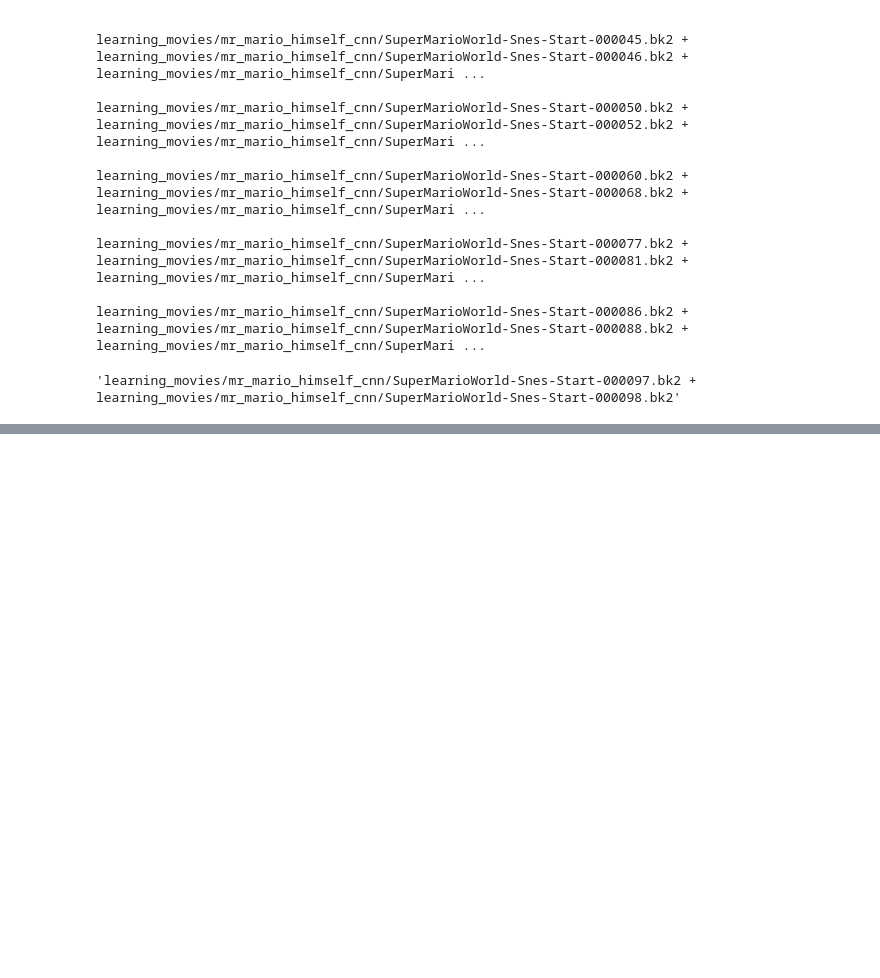
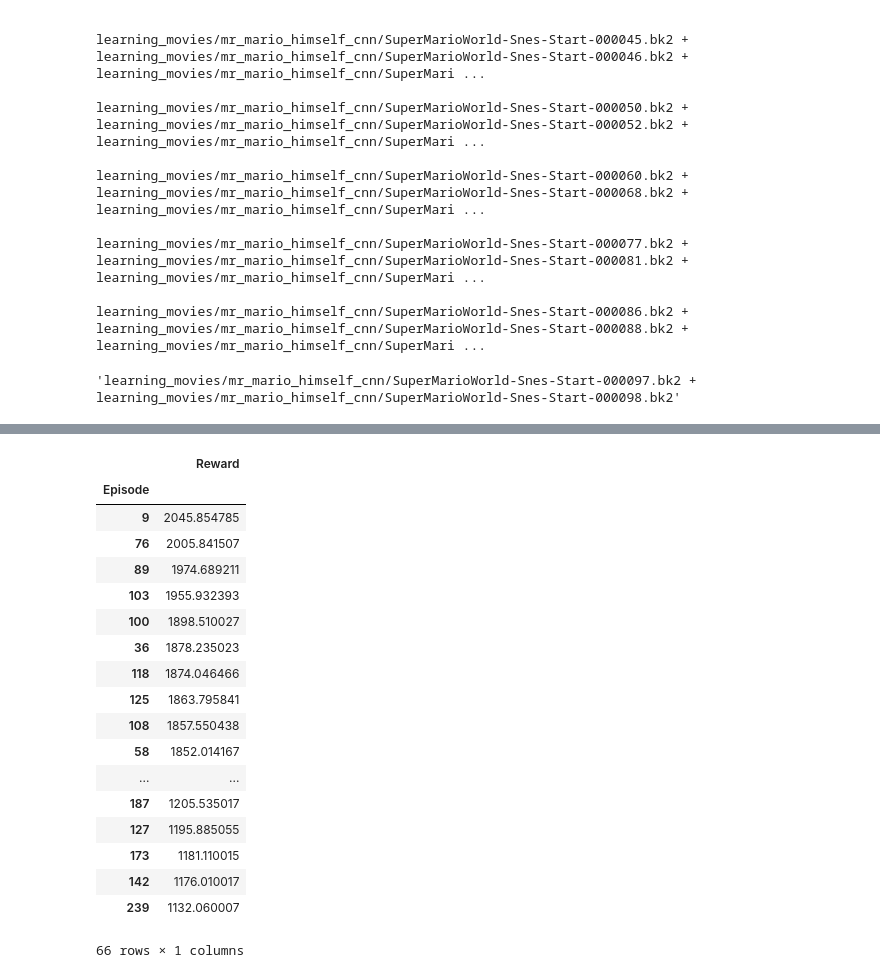
Before and after one commit to NJacobsohn/Your-Learning-is-in-Another-Castle, a Jupyter notebook: notebooks/plotting_and_visualization.ipynb, the cells around one changed output, grey strips where cells are left out. Drawn from its saved outputs; the diff is of its cells as text; code cells hidden in the pictures; blank space fills up the shorter version.

```diff
--- a/notebooks/plotting_and_visualization.ipynb
+++ b/notebooks/plotting_and_visualization.ipynb
@@ -98,0 +105,3 @@ learning_movies/mr_mario_himself_cnn/SuperMarioWorld-Snes-Start-000086.bk2 + lea
+# %%
+smallrew = good_episodes(project, 1000)
+smallrew.describe()
@@ -98,0 +118,22 @@ learning_movies/mr_mario_himself_cnn/SuperMarioWorld-Snes-Start-000086.bk2 + lea
+# %%
+smallrew.sort_values("Reward", ascending=False)
+# %% [output]
+|  | Reward |
+| Episode |  |
+| 9 | 2045.854785 |
+| 76 | 2005.841507 |
+| 89 | 1974.689211 |
+| 103 | 1955.932393 |
+| 100 | 1898.510027 |
+| 36 | 1878.235023 |
+| 118 | 1874.046466 |
+| 125 | 1863.795841 |
+| 108 | 1857.550438 |
+| 58 | 1852.014167 |
+| ... | ... |
+| 187 | 1205.535017 |
+| 127 | 1195.885055 |
+| 173 | 1181.110015 |
+| 142 | 1176.010017 |
+| 239 | 1132.060007 |
+66 rows × 1 columns
```
Also changed, not shown: parts of 7 cells of this notebook.
